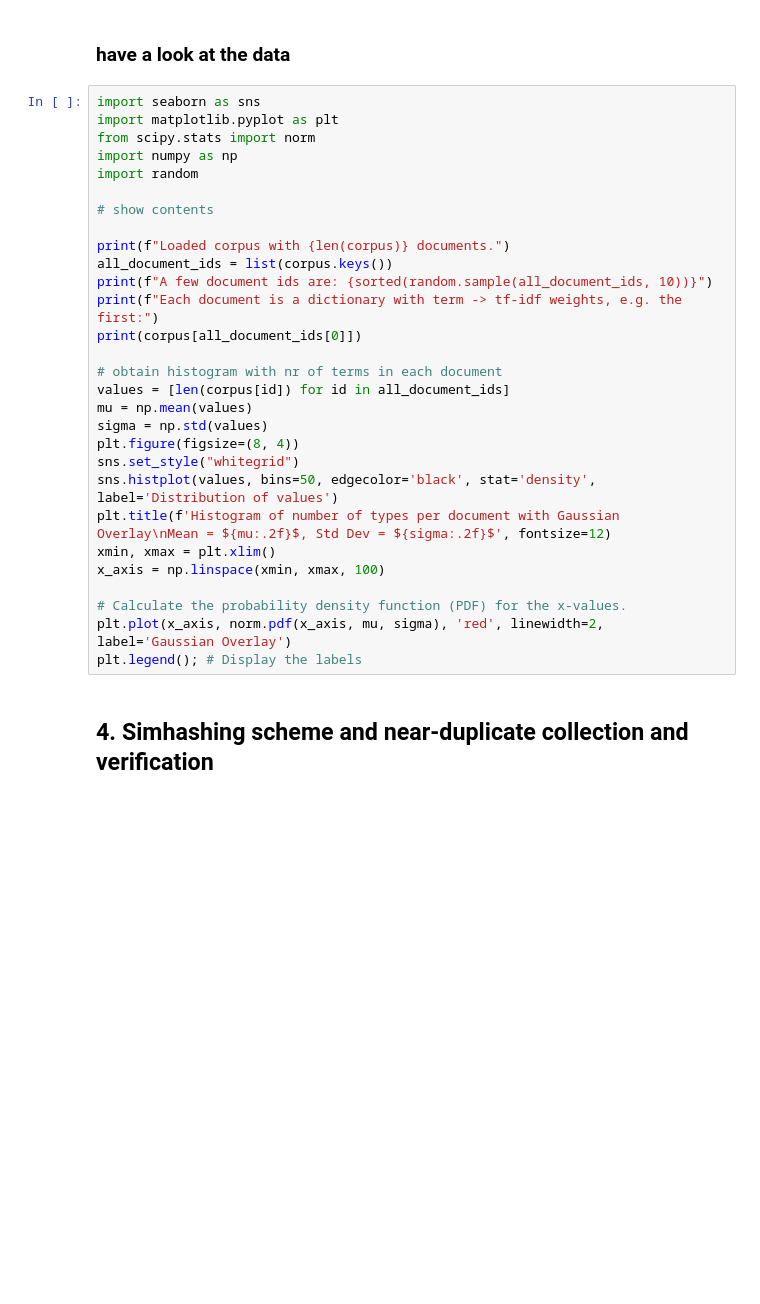
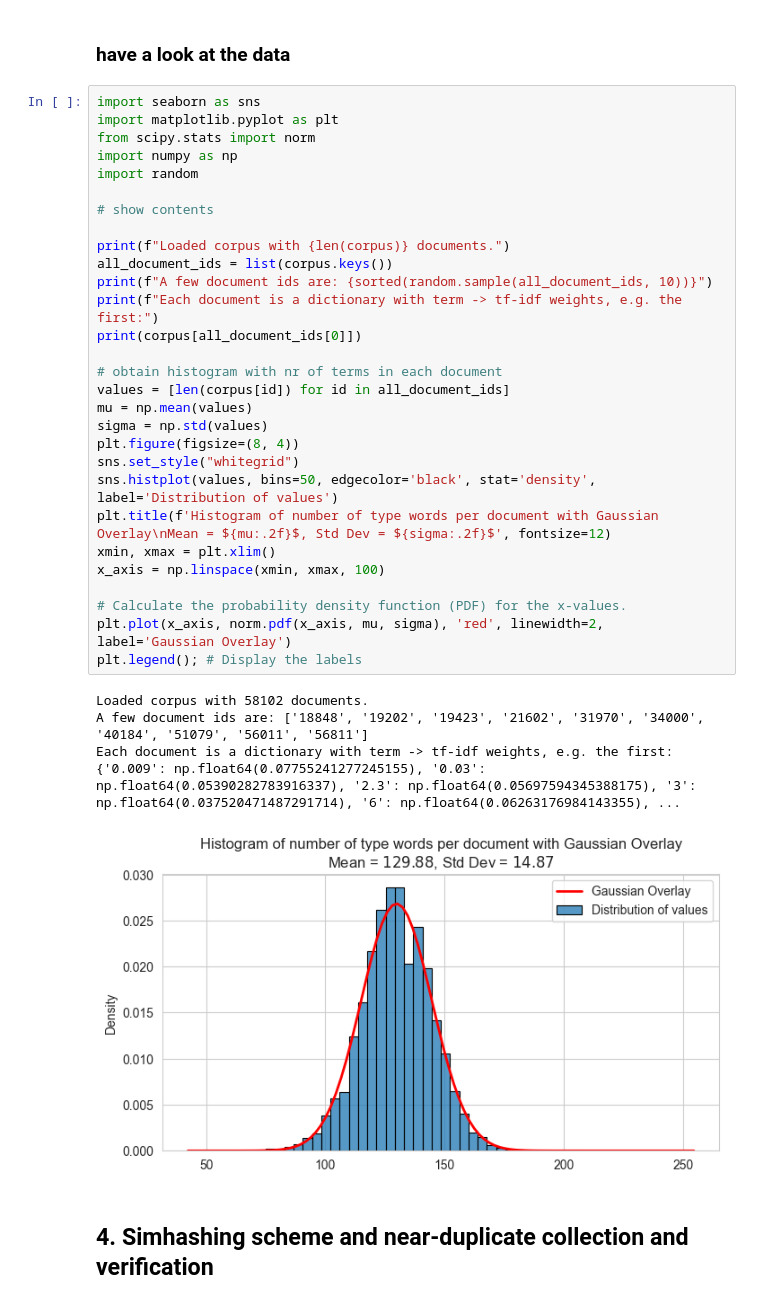
Before and after one commit to AdrianHagen/irrs-lab6, a Jupyter notebook: 06duplicate_detection.ipynb, the cells around one changed output. Drawn from its saved outputs; the diff is of its cells as text; blank space fills up the shorter version.

```diff
--- a/06duplicate_detection.ipynb
+++ b/06duplicate_detection.ipynb
@@ -81,32 +85,38 @@ with open(fname, 'rb') as f:
 # %%
 import seaborn as sns
 import matplotlib.pyplot as plt
 from scipy.stats import norm
 import numpy as np
 import random
 
 # show contents
 
 print(f"Loaded corpus with {len(corpus)} documents.")
 all_document_ids = list(corpus.keys())
 print(f"A few document ids are: {sorted(random.sample(all_document_ids, 10))}")
 print(f"Each document is a dictionary with term -> tf-idf weights, e.g. the first:")
 print(corpus[all_document_ids[0]])
 
 # obtain histogram with nr of terms in each document
 values = [len(corpus[id]) for id in all_document_ids]
 mu = np.mean(values)
 sigma = np.std(values)
 plt.figure(figsize=(8, 4))
 sns.set_style("whitegrid")
 sns.histplot(values, bins=50, edgecolor='black', stat='density', label='Distribution of values')
-plt.title(f'Histogram of number of types per document with Gaussian Overlay\nMean = ${mu:.2f}$, Std Dev = ${sigma:.2f}$', fontsize=12)
+plt.title(f'Histogram of number of type words per document with Gaussian Overlay\nMean = ${mu:.2f}$, Std Dev = ${sigma:.2f}$', fontsize=12)
 xmin, xmax = plt.xlim()
 x_axis = np.linspace(xmin, xmax, 100)
 
 # Calculate the probability density function (PDF) for the x-values.
 plt.plot(x_axis, norm.pdf(x_axis, mu, sigma), 'red', linewidth=2, label='Gaussian Overlay')
 plt.legend(); # Display the labels
+# %% [output]
+Loaded corpus with 58102 documents.
+A few document ids are: ['18848', '19202', '19423', '21602', '31970', '34000', '40184', '51079', '56011', '56811']
+Each document is a dictionary with term -> tf-idf weights, e.g. the first:
+{'0.009': np.float64(0.07755241277245155), '0.03': np.float64(0.05390282783916337), '2.3': np.float64(0.05697594345388175), '3': np.float64(0.037520471487291714), '6': np.float64(0.06263176984143355), ...
+[figure, added]
 # %% [markdown]
 ## 4. Simhashing scheme and near-duplicate collection and verification
 # %% [markdown]
```
Also changed, not shown: parts of 5 cells of this notebook, 1 other file.
